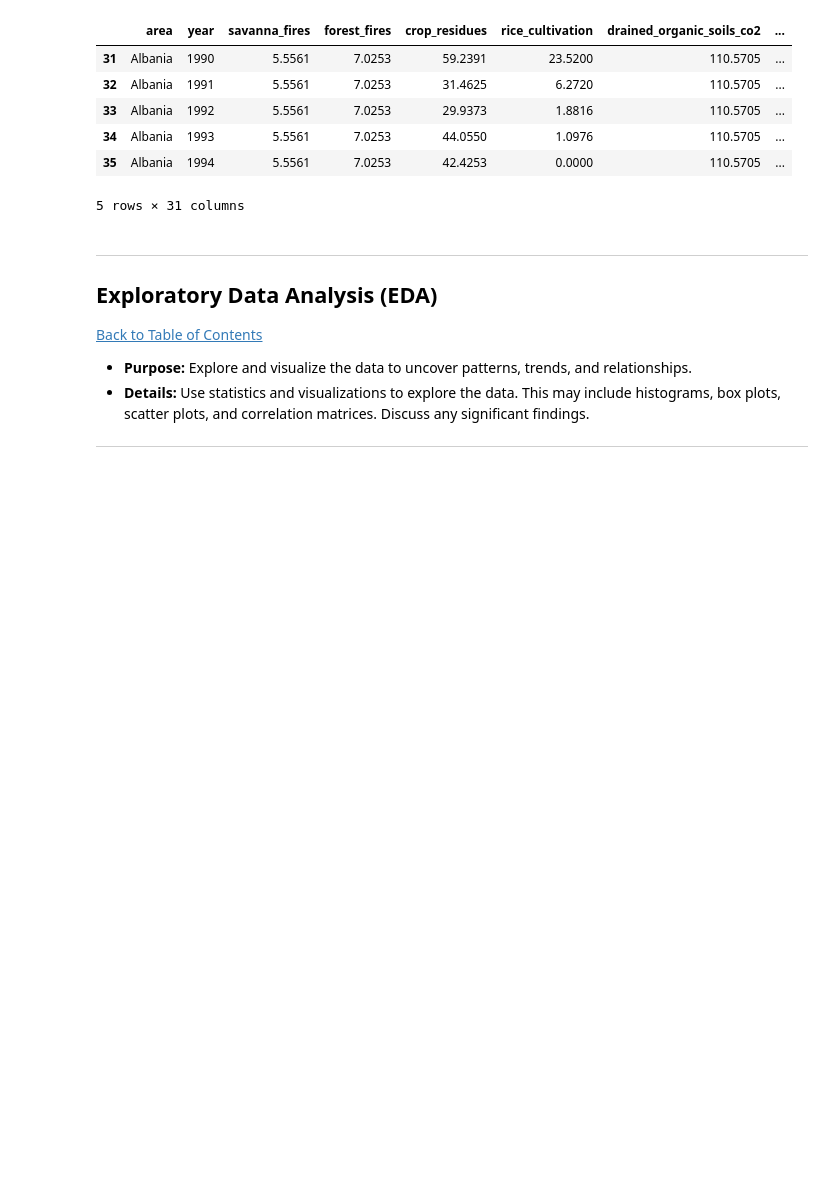
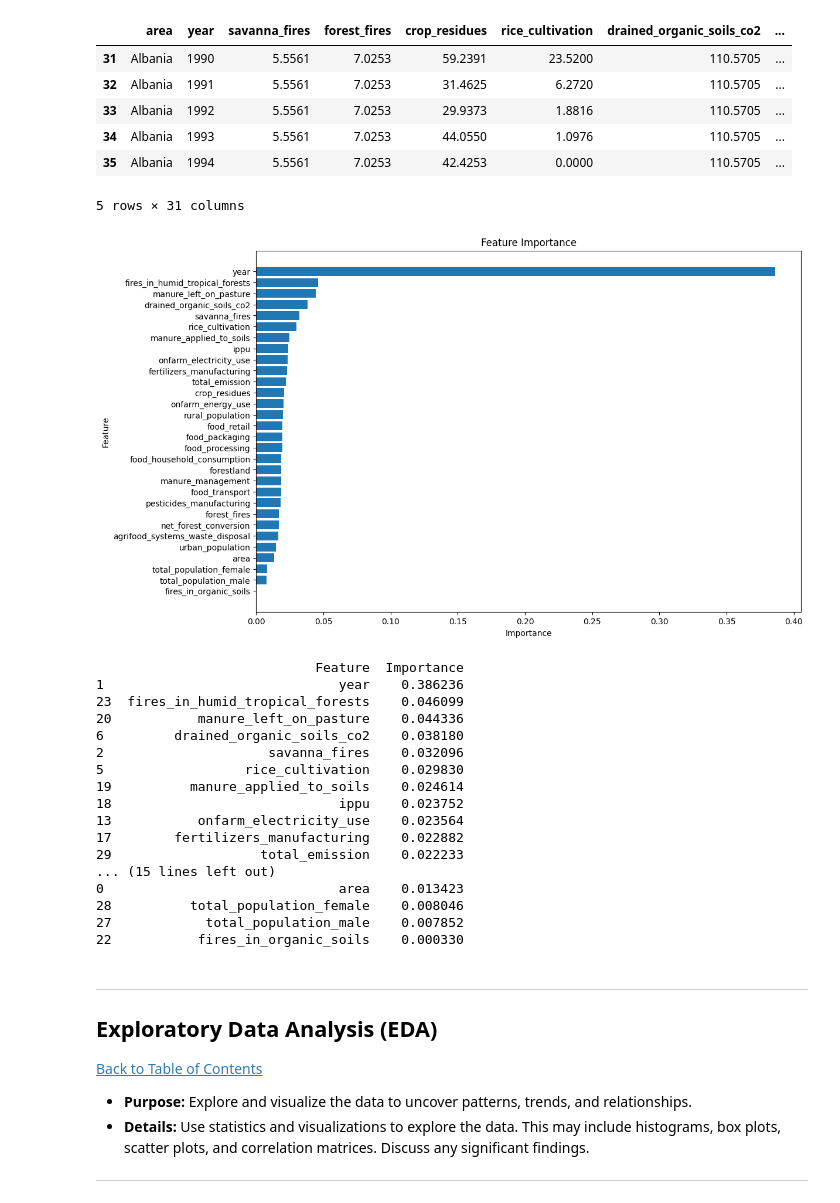
Before and after one commit to nhlokomomhlophe/2401PTDS_Regression_Project, a Jupyter notebook: 2401PTDS Regression Project.ipynb, the cells around one changed output. Drawn from its saved outputs; the diff is of its cells as text; code cells hidden in the pictures; blank space fills up the shorter version.

Commit message:
Add feature importance analysis for predicting Average Temperature °C

```diff
--- a/2401PTDS Regression Project.ipynb
+++ b/2401PTDS Regression Project.ipynb
@@ -319,6 +323,65 @@ df.head()
 | 34 | Albania | 1993 | 5.5561 | 7.0253 | 44.0550 | 1.0976 | 110.5705 | ... |
 | 35 | Albania | 1994 | 5.5561 | 7.0253 | 42.4253 | 0.0000 | 110.5705 | ... |
 5 rows × 31 columns
+# %%
+#feature_importances using average temperature as a target variable
+
+# Encode categorical variables
+label_encoder = LabelEncoder()
+df['area'] = label_encoder.fit_transform(df['area'])
+
+# Define the features and target variable
+X = df.drop(columns=['average_temperature_c'])
+y = df['average_temperature_c']
+
+# Split the data into training and testing sets
+X_train, X_test, y_train, y_test = train_test_split(X, y, test_size=0.2, random_state=42)
+
+# Initialize the Random Forest Regressor
+rf = RandomForestRegressor(n_estimators=100, random_state=42)
+
+# Fit the model
+rf.fit(X_train, y_train)
+
+# Get feature importances
+importances = rf.feature_importances_
+
+# Create a DataFrame for feature importances
+feature_importances = pd.DataFrame({'Feature': X.columns, 'Importance': importances})
+
+# Sort the DataFrame by importance
+feature_importances = feature_importances.sort_values(by='Importance', ascending=False)
+
+# Plot feature importances
+plt.figure(figsize=(12, 8))
+plt.barh(feature_importances['Feature'], feature_importances['Importance'])
+plt.xlabel('Importance')
+plt.ylabel('Feature')
+plt.title('Feature Importance')
+plt.gca().invert_yaxis()
+plt.show()
+
+# Display the feature importances
+print(feature_importances)
+# %% [output]
+[figure, added]
+                            Feature  Importance
+1                              year    0.386236
+23  fires_in_humid_tropical_forests    0.046099
+20           manure_left_on_pasture    0.044336
+6         drained_organic_soils_co2    0.038180
+2                     savanna_fires    0.032096
+5                  rice_cultivation    0.029830
+19          manure_applied_to_soils    0.024614
+18                             ippu    0.023752
+13           onfarm_electricity_use    0.023564
+17        fertilizers_manufacturing    0.022882
+29                   total_emission    0.022233
+... (15 lines left out)
+0                              area    0.013423
+28          total_population_female    0.008046
+27            total_population_male    0.007852
+22           fires_in_organic_soils    0.000330
 # %% [markdown]
 ---
 <a href=#five></a>
```
Also changed, not shown: parts of 2 cells of this notebook.
